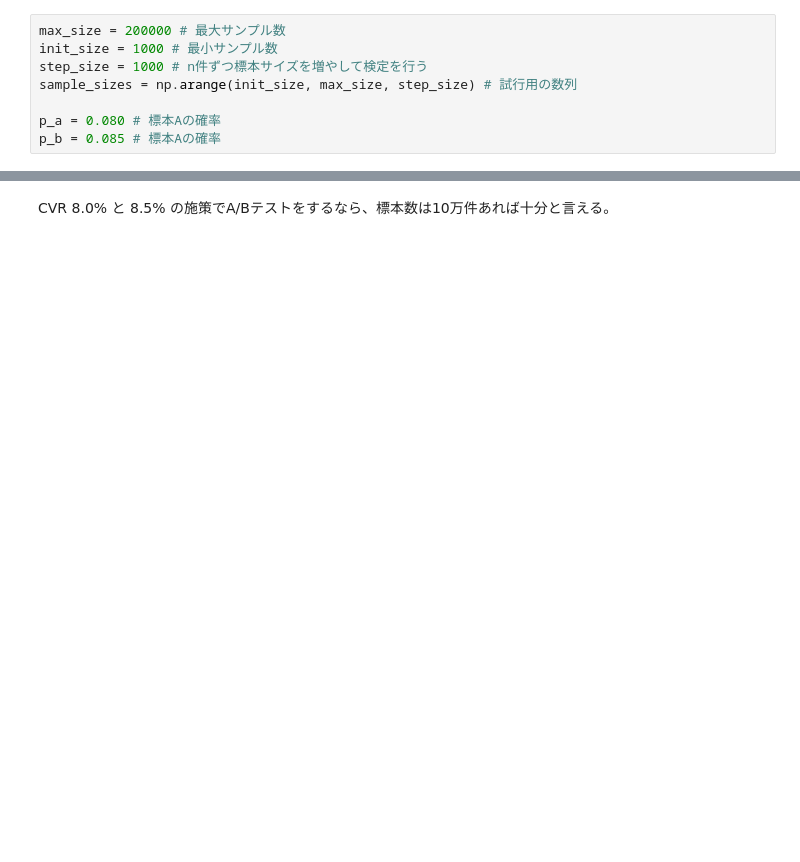
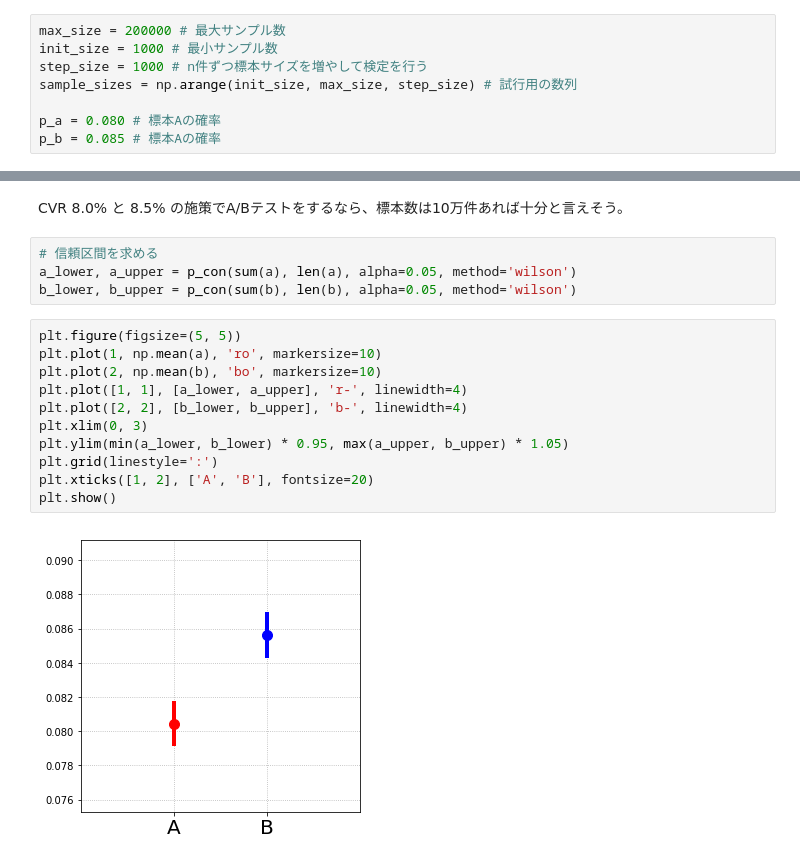
Before and after one commit to msuz/sandbox, a Jupyter notebook: ai_ml/significant_difference_test.ipynb, the cells around one changed output, grey strips where cells are left out. Saved outputs shown, nothing was run; the diff lists cells and outputs as text; blank space fills up the shorter version.

```diff
--- a/ai_ml/significant_difference_test.ipynb
+++ b/ai_ml/significant_difference_test.ipynb
@@ -38,2 +37,19 @@ for i in np.arange(20):
 # %% [markdown]
-CVR 8.0% と 8.5% の施策でA/Bテストをするなら、標本数は10万件あれば十分と言える。
+CVR 8.0% と 8.5% の施策でA/Bテストをするなら、標本数は10万件あれば十分と言えそう。
+# %%
+# 信頼区間を求める
+a_lower, a_upper = p_con(sum(a), len(a), alpha=0.05, method='wilson')
+b_lower, b_upper = p_con(sum(b), len(b), alpha=0.05, method='wilson')
+# %%
+plt.figure(figsize=(5, 5))
+plt.plot(1, np.mean(a), 'ro', markersize=10)
+plt.plot(2, np.mean(b), 'bo', markersize=10)
+plt.plot([1, 1], [a_lower, a_upper], 'r-', linewidth=4)
+plt.plot([2, 2], [b_lower, b_upper], 'b-', linewidth=4)
+plt.xlim(0, 3)
+plt.ylim(min(a_lower, b_lower) * 0.95, max(a_upper, b_upper) * 1.05)
+plt.grid(linestyle=':')
+plt.xticks([1, 2], ['A', 'B'], fontsize=20)
+plt.show()
+# %% [output]
+[figure, added]
```
Also changed, not shown: parts of 4 cells of this notebook.
